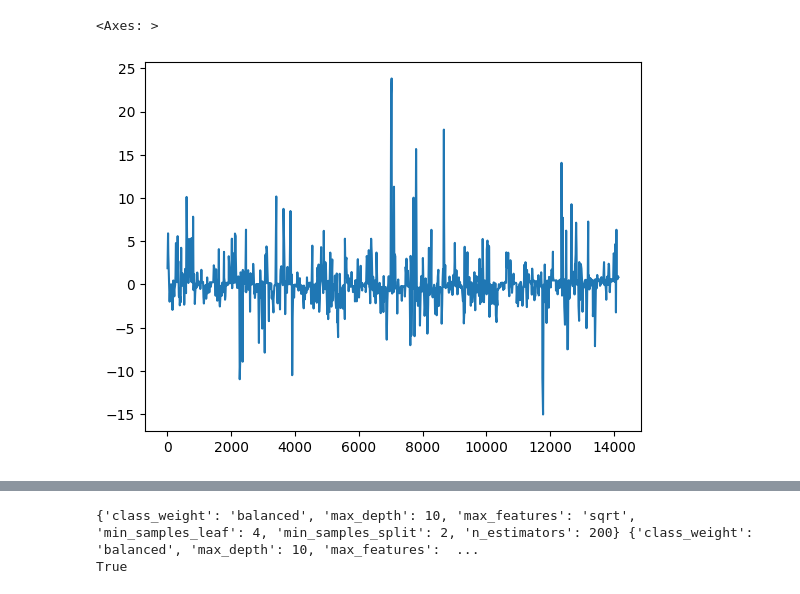
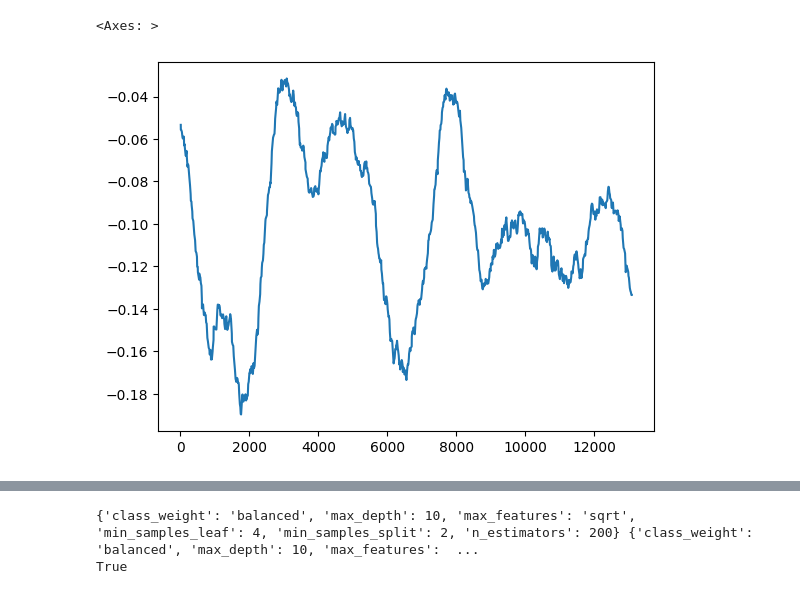
Before and after one commit to davidpomerenke/protest-impact, a Jupyter notebook: notebooks/instrumental_variable.ipynb, the cells around one changed output, grey strips where cells are left out. Drawn from its saved outputs; the diff is of its cells as text; code cells hidden in the pictures.

```diff
--- a/notebooks/instrumental_variable.ipynb
+++ b/notebooks/instrumental_variable.ipynb
@@ -173,20 +212,18 @@ plot_impact_ts(results, "occ_protest", target, ci=True)
 # %%
 from src.models.time_series import get_lagged_df
 
 df = get_lagged_df(
     "media_combined_protest",
-    instruments="weather_season_resid",
+    instruments="pc_weather_season",
     lags=range(-7, 1),
     step=1,
     cumulative=True,
     ignore_group=True,
     ignore_medium=True,
     region_dummies=True,
 )
 list(df.columns)
-df.query("region_Berlin_lag0 == 1")["weather_prcp_lag0"].plot()
-# from statsmodels.tsa.seasonal import seasonal_decompose
-# seasonal_decompose(df["weather_tavg_lag0"], model="additive", period=14*365, extrapolate_trend="freq").plot()
+df.query("region_Berlin_lag0 == 1")["pc_seasonal_7"].plot()
 # %% [output]
 <Axes: >
-[figure, old version]
+[figure, new version]
```
Also changed, not shown: parts of 9 cells of this notebook, 2 other files.
